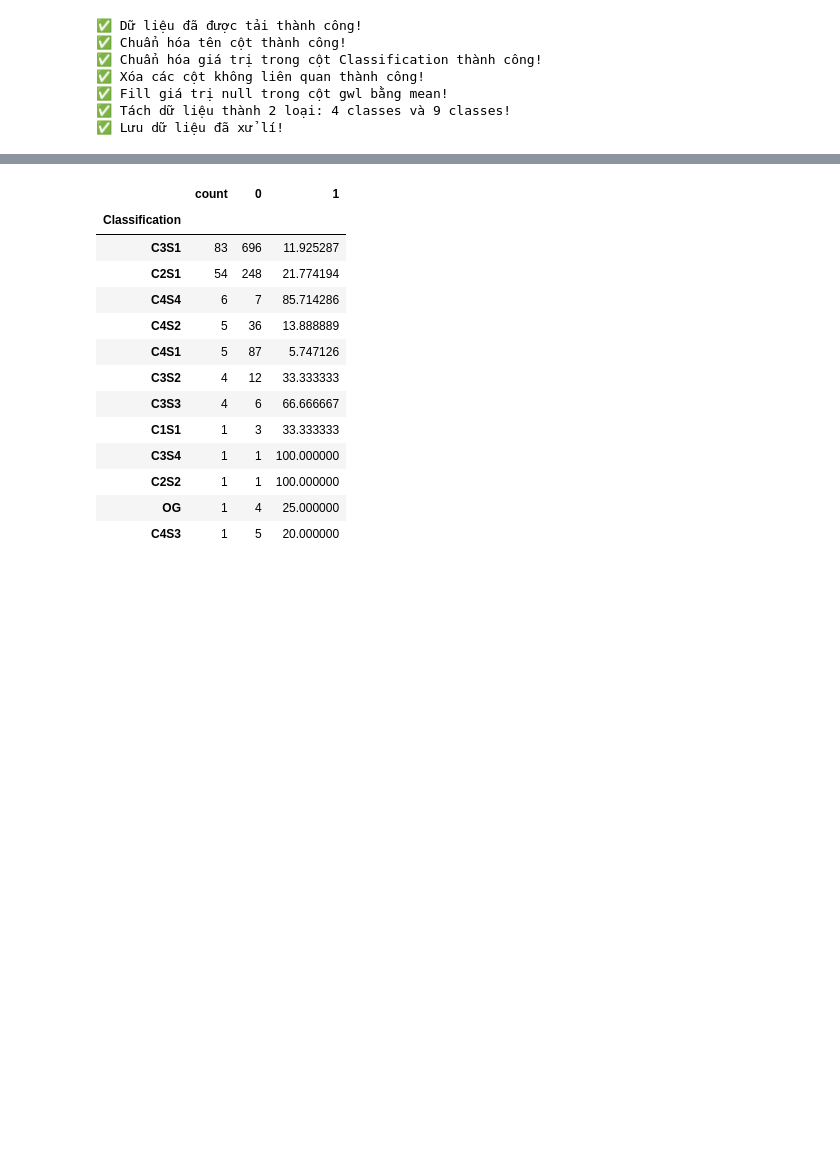
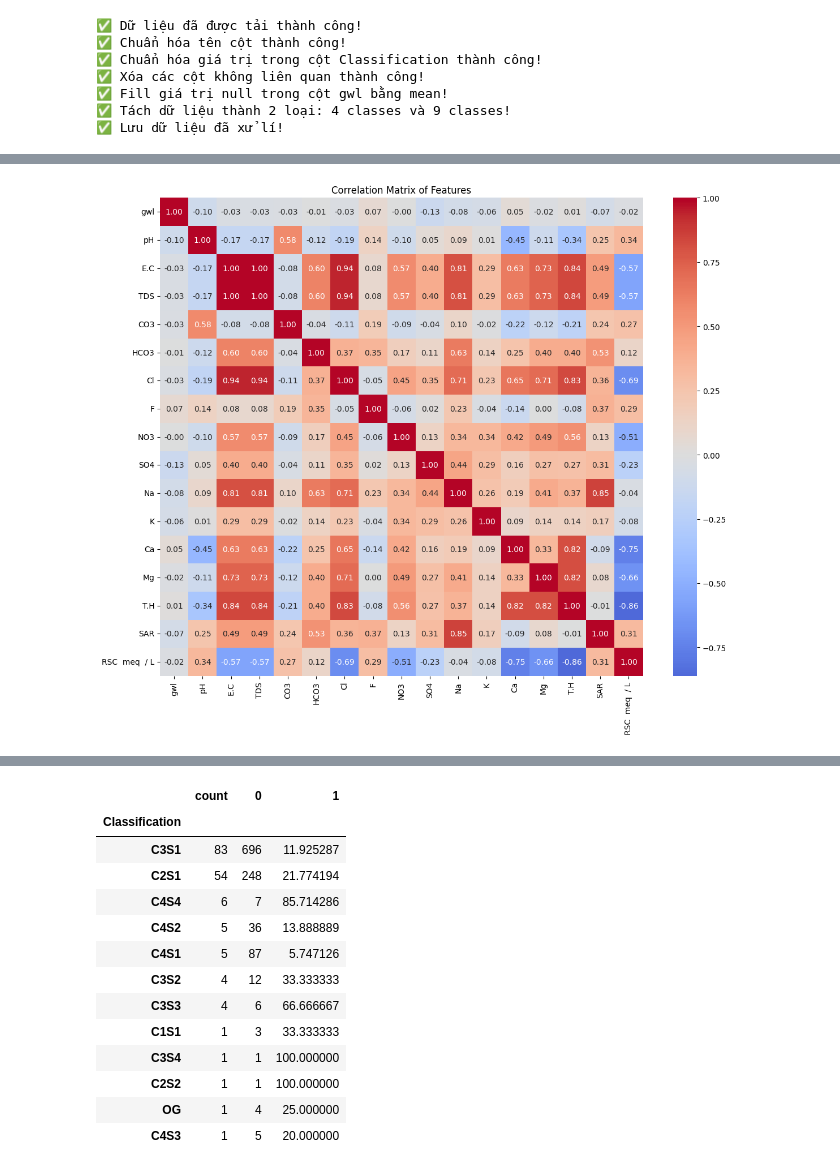
Before and after one commit to Dr-Vphuc/Ground_Water_Classifier, a Jupyter notebook: notebook/a_preprocessing.ipynb, the cells around one changed output, grey strips where cells are left out. Saved outputs shown, nothing was run; the diff lists cells and outputs as text; code cells hidden in the pictures; blank space fills up the shorter version.

Commit message:
add fully preprocess testing session

```diff
--- a/notebook/a_preprocessing.ipynb
+++ b/notebook/a_preprocessing.ipynb
@@ -126,0 +65,34 @@ len(df[df['CO3'] == 0.0]), len(df)
+# %%
+import pandas as pd
+import matplotlib.pyplot as plt
+import seaborn as sns
+import numpy as np
+
+import os
+BASE_DIR = os.path.dirname(
+    os.path.dirname(
+        os.path.dirname(
+            os.path.abspath('notebook/preprocessing.ipynb'))))
+
+path18 = os.path.join(BASE_DIR, 'data\\raw\\ground_water_quality_2018_post.csv')
+path19 = os.path.join(BASE_DIR, 'data\\raw\\ground_water_quality_2019_post.csv')
+path20 = os.path.join(BASE_DIR, 'data\\raw\\ground_water_quality_2020_post.csv')
+
+df_18 = pd.read_csv(path18)
+df_19 = pd.read_csv(path19)
+df_20 = pd.read_csv(path20)
+
+df_19.rename(columns={'EC': 'E.C', 'CO_-2 ': 'CO3', 'HCO_ - ': 'HCO3', 'Cl -': 'Cl', 'F -': 'F', 'NO3- ': 'NO3', 'SO4-2': 'SO4', 'Na+': 'Na', 'K+': 'K', 'Ca+2': 'Ca', 'Mg+2': 'Mg'}, inplace=True)
+df_18.rename(columns={'NO3 ': 'NO3'}, inplace=True)
+df_20.rename(columns={'NO3 ': 'NO3'}, inplace=True)
+
+df_20 = pd.concat(
+    [df_20.iloc[:, :23],
+     df_20['Classification'].replace('O.G', 'OG'),
+     df_20.iloc[:, 24:]
+    ],
+    axis=1)
+
+df = pd.concat([df_18, df_19, df_20], ignore_index=True)
+df = df.drop(columns=['sno', 'district', 'mandal', 'village', 'lat_gis', 'long_gis', 'season', 'Classification.1']).copy()
+print(f"Dataframe có {df.shape[1]} cột và {df.shape[0]} hàng.")
@@ -126,0 +189,10 @@ len(df[df['CO3'] == 0.0]), len(df)
+# %%
+df.drop(['Classification'], axis=1).corr()
+
+plt.figure(figsize=(12, 10))
+sns.heatmap(df.drop(['Classification'], axis=1).corr(), annot=True, fmt='.2f', cmap='coolwarm', center=0)
+plt.title('Correlation Matrix of Features')
+plt.tight_layout()
+plt.show()
+# %% [output]
+[figure, added]
```
Also changed, not shown: parts of 54 cells of this notebook.
